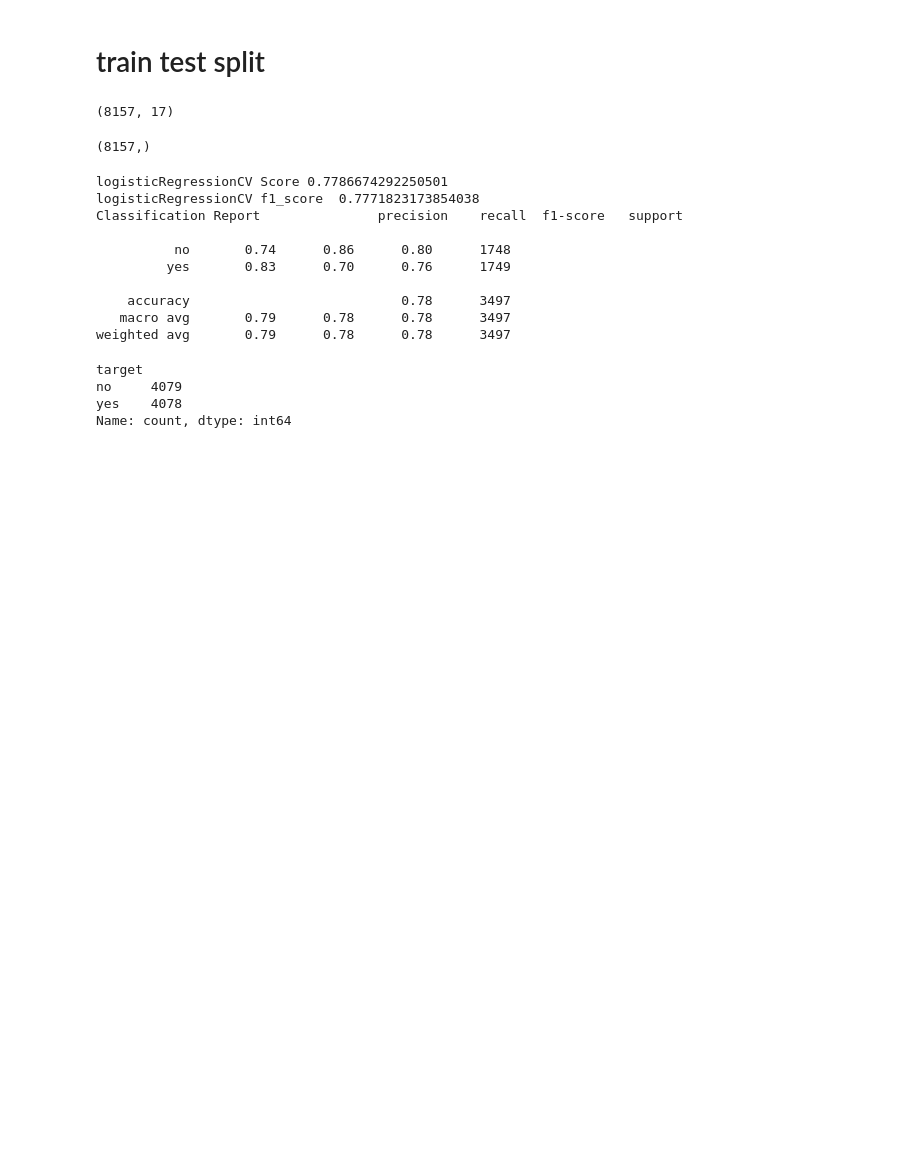
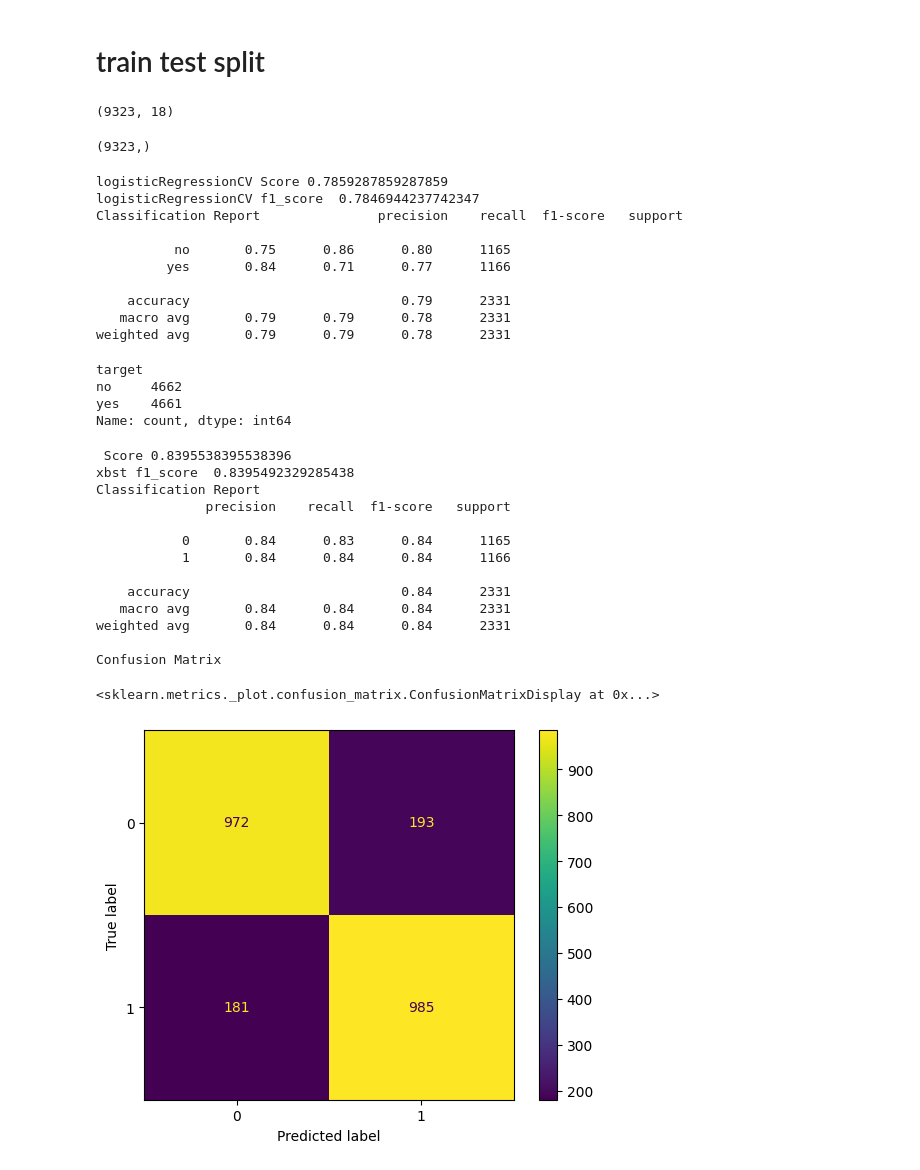
Before and after one commit to linisha04/Predict-the-Success-of-Bank-telemarketing, a Jupyter notebook: liniiiii.ipynb, the cells around one changed output. Drawn from its saved outputs; the diff is of its cells as text; code cells hidden in the pictures; blank space fills up the shorter version.

Commit message:
Kaggle Notebook | 22f2000254-notebook-t32024 | 40-model aka bagging

```diff
--- a/liniiiii.ipynb
+++ b/liniiiii.ipynb
@@ -113,3 +122,11 @@ Name: count, dtype: int64
+# %%
+def whichday(x):
+    if x==1:
+        return 1
+    return 0
+train['isSunday']=train['day'].apply(whichday)
+
+test['isSunday']=test['day'].apply(whichday)
 # %% [markdown]
 # Categorical Columns
 # job , martial , education , default , housing ,loan , contact , poutcome
@@ -864,12 +885,12 @@ train.shape
 y=train['target']
 
 # duration
-train=train[['age','balance','campaign','previous','duration' ,'job','marital','poutcome' ,'education','previously_contacted' ,'default','housing','loan','contact' ,'Age_Category','day','month']]
+train=train[['age','balance','campaign','previous','duration' ,'job','marital','poutcome' ,'education','previously_contacted' ,'default','housing','loan','contact' ,'Age_Category','day','month','isSunday']]
 
 
 
 # duration
-test=test[['age','balance','campaign','previous','duration' ,'job','marital','poutcome' ,'education','previously_contacted' ,'default','housing','loan','contact' ,'Age_Category','day','month']]
+test=test[['age','balance','campaign','previous','duration' ,'job','marital','poutcome' ,'education','previously_contacted' ,'default','housing','loan','contact' ,'Age_Category','day','month','isSunday']]
 # %%
 print(y.value_counts())
 # %% [output]
@@ -917,7 +938,7 @@ from sklearn.pipeline import Pipeline
 from sklearn.metrics import f1_score
 
 
-xtrain , xtest , ytrain , ytest = train_test_split(train , y ,test_size=0.3, random_state=1 , shuffle=True , stratify=y)
+xtrain , xtest , ytrain , ytest = train_test_split(train , y ,test_size=0.2, random_state=1 , shuffle=True , stratify=y)
 # %%
 # from imblearn.over_sampling import SMOTE
 
@@ -927,11 +948,11 @@ xtrain , xtest , ytrain , ytest = train_test_split(train , y ,test_size=0.3, ran
 # %%
 xtrain.shape
 # %% [output]
-(8157, 17)
+(9323, 18)
 # %%
 ytrain.shape
 # %% [output]
-(8157,)
+(9323,)
 # %%
 # plt.figure(figsize=(8,6))
 
@@ -969,20 +990,61 @@ print(   'logisticRegressionCV f1_score '  ,     f1_score(ytest, ypredicted_logi
 
 print('Classification Report' ,classification_report(ytest ,ypredicted_logistic ) )
 # %% [output]
-logisticRegressionCV Score 0.7786674292250501
-logisticRegressionCV f1_score  0.7771823173854038
+logisticRegressionCV Score 0.7859287859287859
+logisticRegressionCV f1_score  0.7846944237742347
 Classification Report               precision    recall  f1-score   support
 
-          no       0.74      0.86      0.80      1748
-         yes       0.83      0.70      0.76      1749
+          no       0.75      0.86      0.80      1165
+         yes       0.84      0.71      0.77      1166
 
-    accuracy                           0.78      3497
-   macro avg       0.79      0.78      0.78      3497
-weighted avg       0.79      0.78      0.78      3497
+    accuracy                           0.79      2331
+   macro avg       0.79      0.79      0.78      2331
+weighted avg       0.79      0.79      0.78      2331
 # %%
 ytrain.value_counts()
 # %% [output]
 target
-no     4079
-yes    4078
+no     4662
+yes    4661
 Name: count, dtype: int64
+# %%
+from sklearn.ensemble import BaggingClassifier
+ytrain_numeric = ytrain.map({'yes': 1, 'no': 0})
+ytest_numeric = ytest.map({'yes': 1, 'no': 0})
+from sklearn.svm import SVC
+
+
+models = BaggingClassifier(estimator=SVC(random_state=1 , class_weight='balanced' ,C=10), n_estimators=10, random_state=42)
+model=Pipeline(steps=[('col_transformer',col_transformer),('models',models)])
+
+model.fit(xtrain, ytrain_numeric)
+ypred = model.predict(xtest)
+
+
+
+print(   ' Score'   ,  model.score(xtest,ytest_numeric)  )
+
+print(   'xbst f1_score '  ,     f1_score(ytest_numeric, ypred  , average='weighted')    )
+
+print('Classification Report' )
+
+print(classification_report(ytest_numeric ,ypred ))
+
+print('Confusion Matrix')
+ConfusionMatrixDisplay.from_estimator(model,xtest,ytest_numeric)
+# %% [output]
+ Score 0.8395538395538396
+xbst f1_score  0.8395492329285438
+Classification Report
+              precision    recall  f1-score   support
+
+           0       0.84      0.83      0.84      1165
+           1       0.84      0.84      0.84      1166
+
+    accuracy                           0.84      2331
+   macro avg       0.84      0.84      0.84      2331
+weighted avg       0.84      0.84      0.84      2331
+
+Confusion Matrix
+<sklearn.metrics._plot.confusion_matrix.ConfusionMatrixDisplay at 0x...>
+[figure, added]
```
Also changed, not shown: parts of 26 cells of this notebook.
